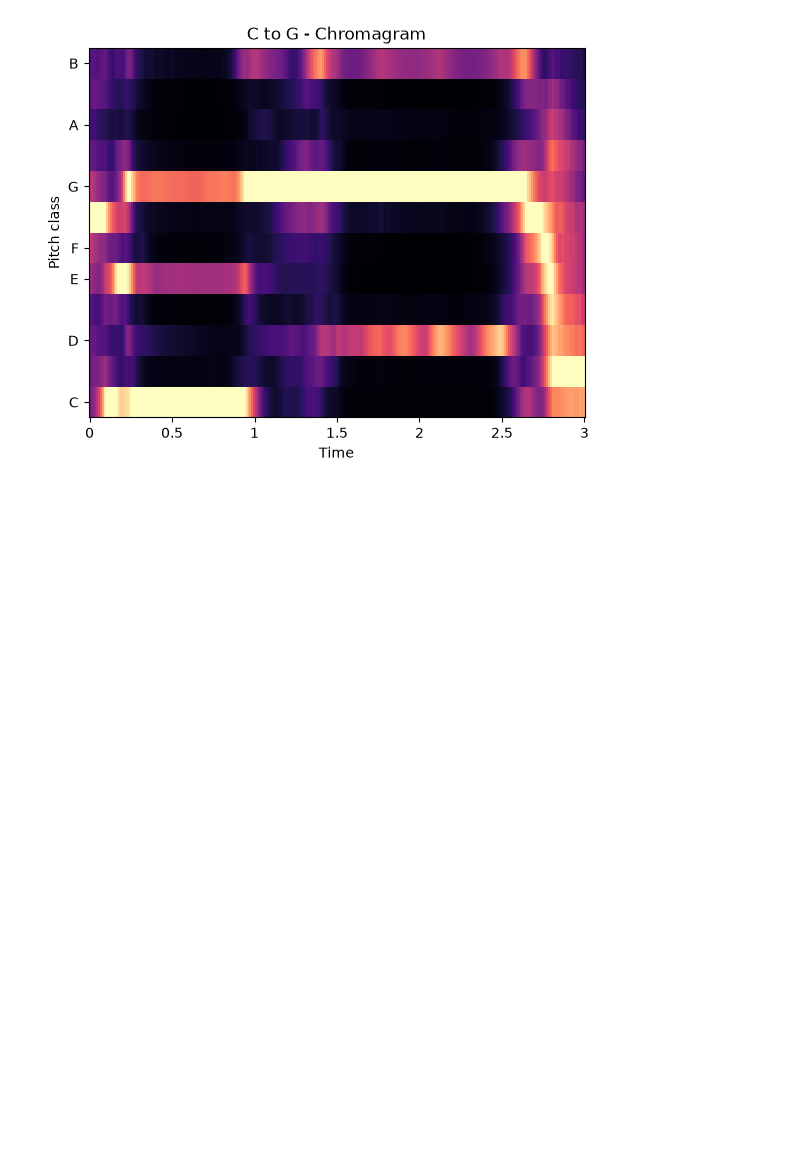
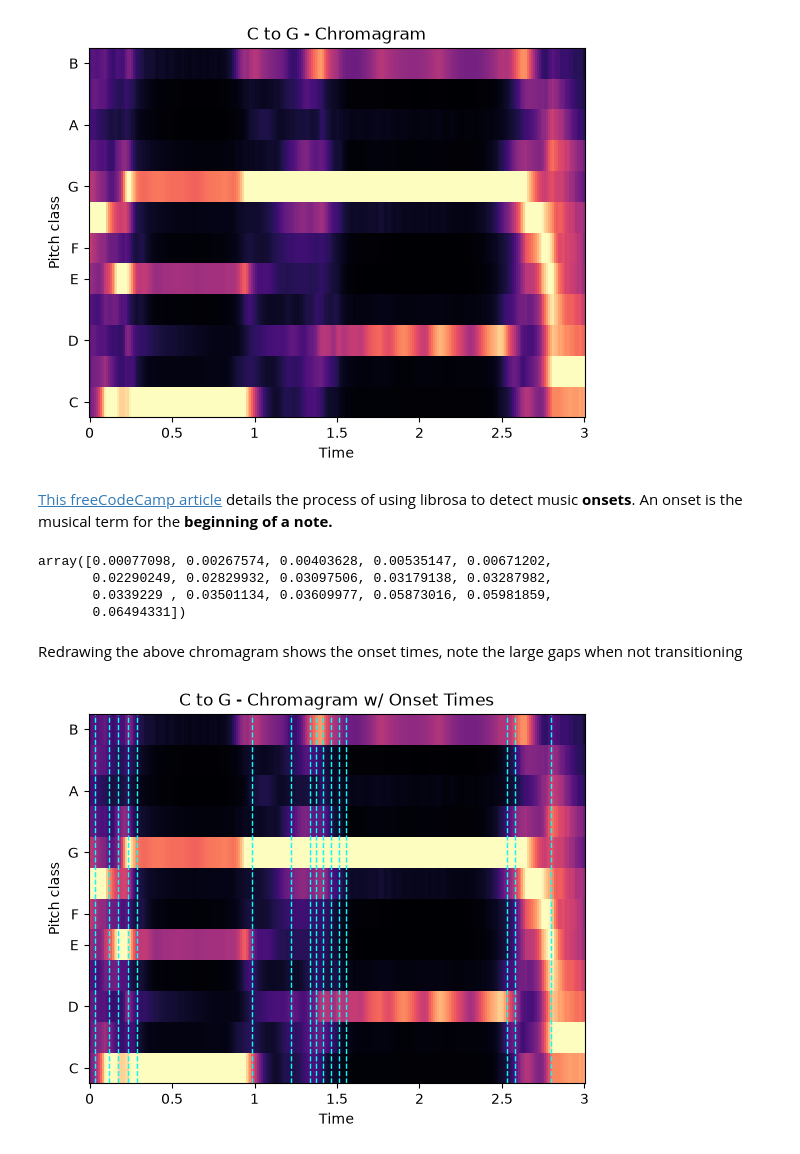
Before and after one commit to lambert-27/fretwave-chord-trainer, a Jupyter notebook: chroma/signical.ipynb, the cells around one changed output. Drawn from its saved outputs; the diff is of its cells as text; code cells hidden in the pictures; blank space fills up the shorter version.

Commit message:
Updated markdown in notebook and made small change to references of spec. Applied the approach for detecting music onsets and mapped them to a plot of the chromagram

```diff
--- a/chroma/signical.ipynb
+++ b/chroma/signical.ipynb
@@ -66,7 +76,7 @@ print(f"The chord is: {chord} , Certainty: {round(score, 2)}")
 # %% [output]
 The chord is: A , Certainty: 0.92
 # %%
-cToG, sampleRate2 = librosa.load('clips/C_to_G.wav', sr=None)
+cToG, sr2 = librosa.load('clips/C_to_G.wav', sr=None)
 # %%
 # Compute a separate chromagram for this clip
 chroma2 = librosa.feature.chroma_cqt(y=cToG, sr=sampleRate2)
@@ -76,3 +86,23 @@ plt.title('C to G - Chromagram')
 plt.show()
 # %% [output]
 [figure]
+# %% [markdown]
+[This freeCodeCamp article](https://www.freecodecamp.org/news/use-python-to-detect-music-onsets/#:~:text=Finally) details the process of using librosa to detect music **onsets**. An onset is the musical term for the **beginning of a note.**
+# %%
+onset_frames = librosa.onset.onset_detect(y=cToG, sr=sampleRate2, units='time')
+onset_times = librosa.frames_to_time(onset_frames)
+onset_times
+# %% [output]
+array([0.00077098, 0.00267574, 0.00403628, 0.00535147, 0.00671202,
+       0.02290249, 0.02829932, 0.03097506, 0.03179138, 0.03287982,
+       0.0339229 , 0.03501134, 0.03609977, 0.05873016, 0.05981859,
+       0.06494331])
+# %% [markdown]
+Redrawing the above chromagram shows the onset times, note the large gaps when not transitioning
+# %%
+plt.vlines(onset_frames, ymin=-0.5, ymax=11.5, color='cyan', linestyle='--', linewidth=1)
+librosa.display.specshow(chroma2, y_axis='chroma', x_axis='time', sr=samplerate)
+plt.title('C to G - Chromagram w/ Onset Times')
+plt.show()
+# %% [output]
+[figure, added]
```
Also changed, not shown: parts of 6 cells of this notebook, 3 other files.
